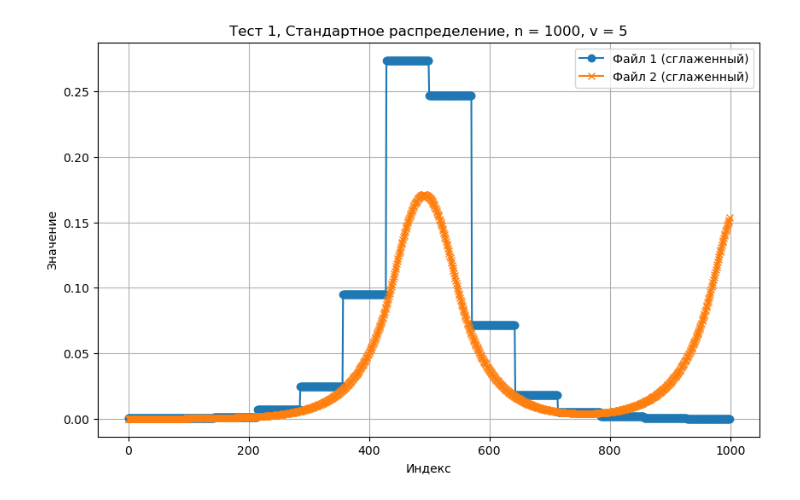
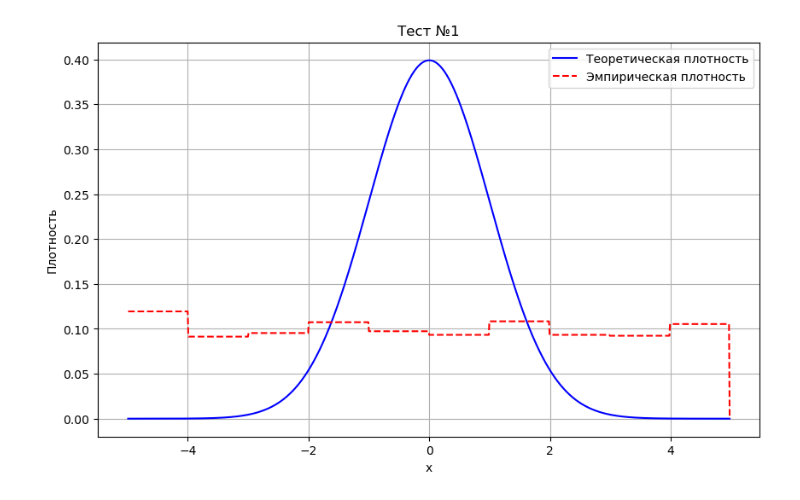
Before and after one commit to OEIRU/OOP_labs_for_L, a Jupyter notebook: lab1/Untitled.ipynb, the cells around one changed output. Cells and saved outputs as stored; diff of their text form; code cells hidden in the pictures.

Commit message:
lab1 - add tests

```diff
--- a/lab1/Untitled.ipynb
+++ b/lab1/Untitled.ipynb
@@ -1,29 +1,21 @@
-# %%
-import pandas as pd
-import matplotlib.pyplot as plt
-# Чтение данных из файлов
-file1 = 'data/fs_empirical.txt'
-file2 = 'data/fs_theoretical.txt'
-file3 = 'data/xs.txt'
-# Чтение данных в DataFrame
-data1 = pd.read_csv(file1, header=None)
-data2 = pd.read_csv(file2, header=None)
-data3 = pd.read_csv(file3, header=None)
-# Применение скользящего среднего для сглаживания
-window_size = 1  # Размер окна для скользящего среднего
-smoothed_data1 = data1.rolling(window=window_size).mean()
-smoothed_data2 = data2.rolling(window=window_size).mean()
-smoothed_data3 = data3.rolling(window=window_size).mean()
-# Построение графика
-plt.figure(figsize=(10, 6))
-plt.plot(smoothed_data1, label='Файл 1 (сглаженный)', marker='o')
-plt.plot(smoothed_data2, label='Файл 2 (сглаженный)', marker='x')
-#plt.plot(smoothed_data3, label='Файл 3 (сглаженный)', marker='s')
-plt.title('Тест 1, Стандартное распределение, n = 1000, v = 5')
-plt.xlabel('Индекс')
-plt.ylabel('Значение')
-plt.legend()
-plt.grid()
-plt.show()
-# %% [output]
-[figure, removed]
+# %%
+import matplotlib.pyplot as plt
+import numpy as np
+
+# Загрузка данных из файлов
+xs = np.loadtxt('tests/data1/xs.txt')
+fs_theoretical = np.loadtxt('tests/data1/fs_theoretical.txt')
+fs_empirical = np.loadtxt('tests/data1/fs_empirical.txt')
+
+# Построение графика
+plt.figure(figsize=(10, 6))
+plt.plot(xs, fs_theoretical, label='Теоретическая плотность', color='blue')
+plt.plot(xs, fs_empirical, label='Эмпирическая плотность', color='red', linestyle='dashed')
+plt.xlabel('x')
+plt.ylabel('Плотность')
+plt.title('Тест №1')
+plt.legend()
+plt.grid(True)
+plt.show()
+# %% [output]
+[figure, added]
```
Also changed, not shown: parts of 16 cells of this notebook, 58 other files.
